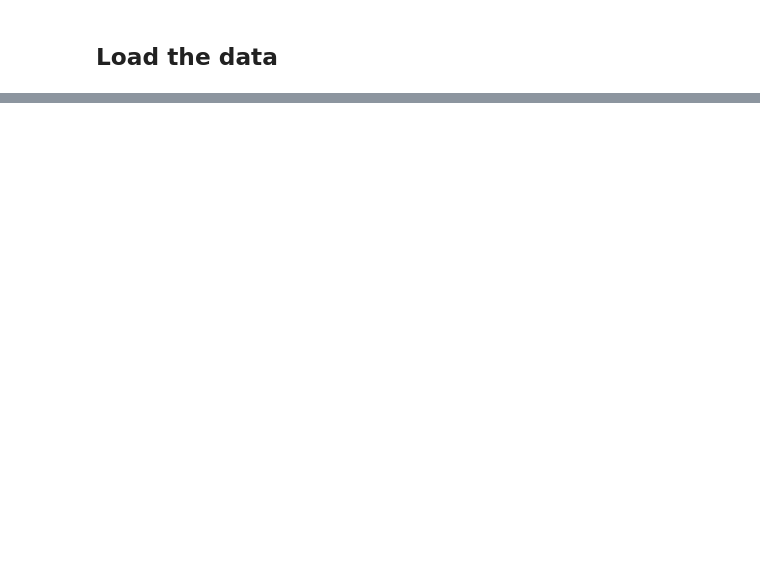
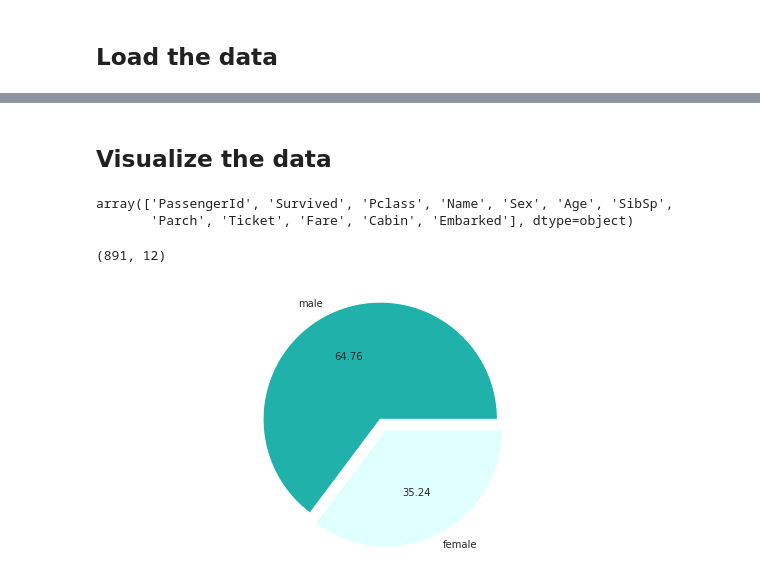
Before and after one commit to Daniele1209/Machine-Learning-Playground, a Jupyter notebook: Titanic Challenge/TitanicChallengeKaggle.ipynb, the cells around one changed output, grey strips where cells are left out. Drawn from its saved outputs; the diff is of its cells as text; code cells hidden in the pictures; blank space fills up the shorter version.

```diff
--- a/Titanic Challenge/TitanicChallengeKaggle.ipynb
+++ b/Titanic Challenge/TitanicChallengeKaggle.ipynb
@@ -10,9 +7,18 @@ import pandas as pd
+# %%
+# Imports
+import numpy as np
+import pandas as pd
+import matplotlib.pyplot as plt
+from pandas import DataFrame
+import seaborn as sns
+sns.set_style('whitegrid')
+%matplotlib inline
 # %% [markdown]
 ## Load the data
 # %%
 # Fetching the data
-train_data = pd.read_csv("data/train.csv")
-test_data = pd.read_csv("data/test.csv")
+train_data = pd.read_csv("sample_data/train.csv")
+test_data = pd.read_csv("sample_data/test.csv")
 train_data.head()
 # %% [output]
 |  | PassengerId | Survived | Pclass | Name | Sex | Age | SibSp | Parch | Ticket | Fare | ... |
@@ -23,0 +39,37 @@ train_data.head()
+# %%
+# Fill in the missing values
+train_data.fillna(0, inplace=True)
+test_data.fillna(0, inplace=True)
+# %% [markdown]
+## Visualize the data
+# %%
+train_data.columns.values
+# %% [output]
+array(['PassengerId', 'Survived', 'Pclass', 'Name', 'Sex', 'Age', 'SibSp',
+       'Parch', 'Ticket', 'Fare', 'Cabin', 'Embarked'], dtype=object)
+# %%
+train_data.shape
+# %% [output]
+(891, 12)
+# %%
+# See data related to the sex of the passengers
+
+colors = ['lightseagreen', 'lightcyan']
+labels = ['male', 'female']
+values = []
+explode = (0, 0.1)
+
+values.append(train_data['Sex'].value_counts()['male'])
+values.append(train_data['Sex'].value_counts()['female'])
+
+fig = plt.figure(figsize = (10, 5))
+
+plt.pie(values,
+        labels=labels,
+        colors=colors,
+        autopct='%.2f',
+        explode=explode)
+plt.axis('equal')
+plt.show()
+# %% [output]
+[figure, added]
```
Also changed, not shown: parts of 30 cells of this notebook, 1 other file.
